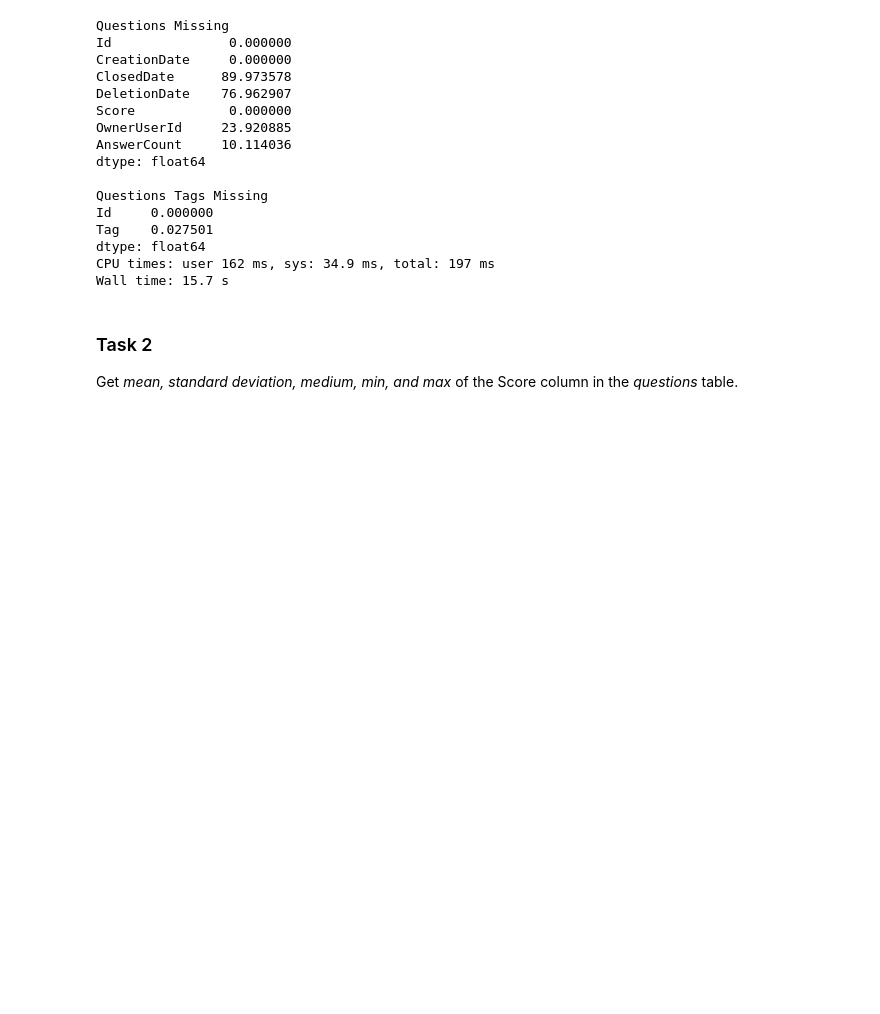
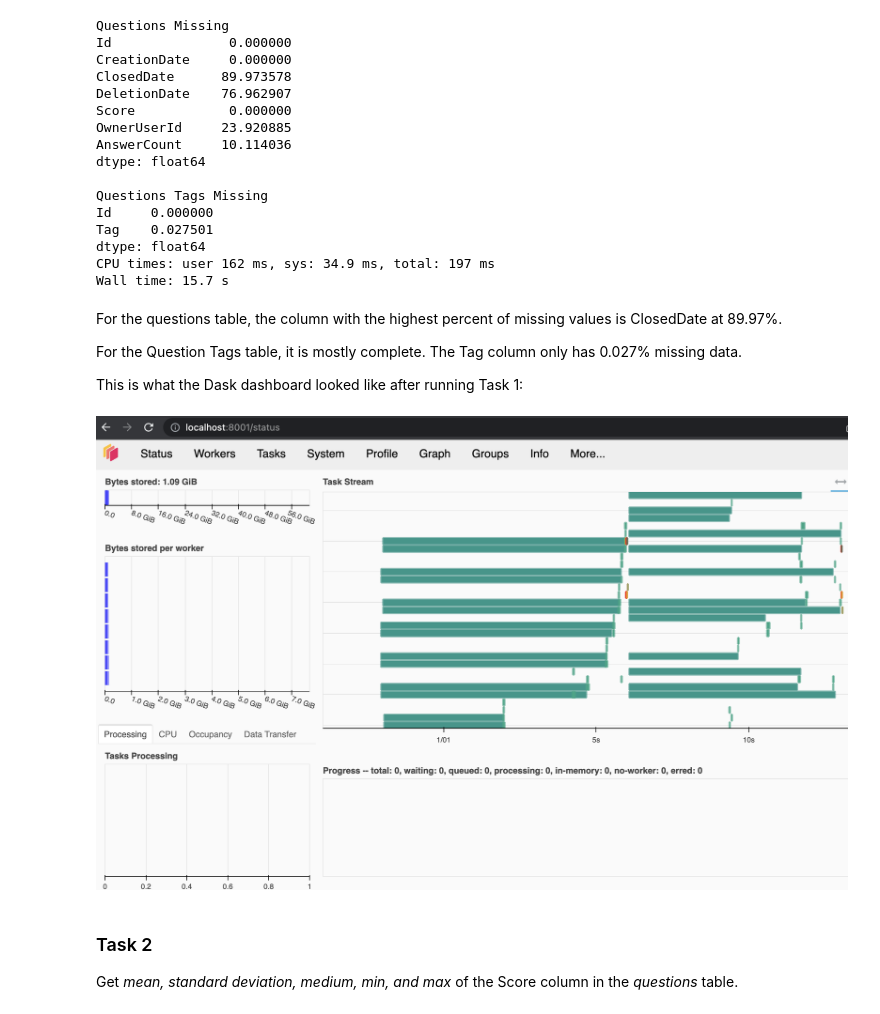
Before and after one commit to erictria/dask_exercise, a Jupyter notebook: Tria_Eric_emt4wf_A2.ipynb, the cells around one changed output. Saved outputs shown, nothing was run; the diff lists cells and outputs as text; code cells hidden in the pictures; blank space fills up the shorter version.

```diff
--- a/Tria_Eric_emt4wf_A2.ipynb
+++ b/Tria_Eric_emt4wf_A2.ipynb
@@ -76,6 +86,16 @@ Tag    0.027501
 dtype: float64
 CPU times: user 162 ms, sys: 34.9 ms, total: 197 ms
 Wall time: 15.7 s
+# %% [markdown]
+For the questions table, the column with the highest percent of missing values is ClosedDate at 89.97%.
+
+For the Question Tags table, it is mostly complete. The Tag column only has 0.027% missing data.
+
+This is what the Dask dashboard looked like after running Task 1:
+# %%
+Image(filename='t1.png')
+# %% [output]
+[figure, added]
 # %% [markdown]
 ### Task 2
 Get *mean, standard deviation, medium, min, and max* of the Score column in the *questions* table.
```
Also changed, not shown: parts of 14 cells of this notebook, 1 other file.
